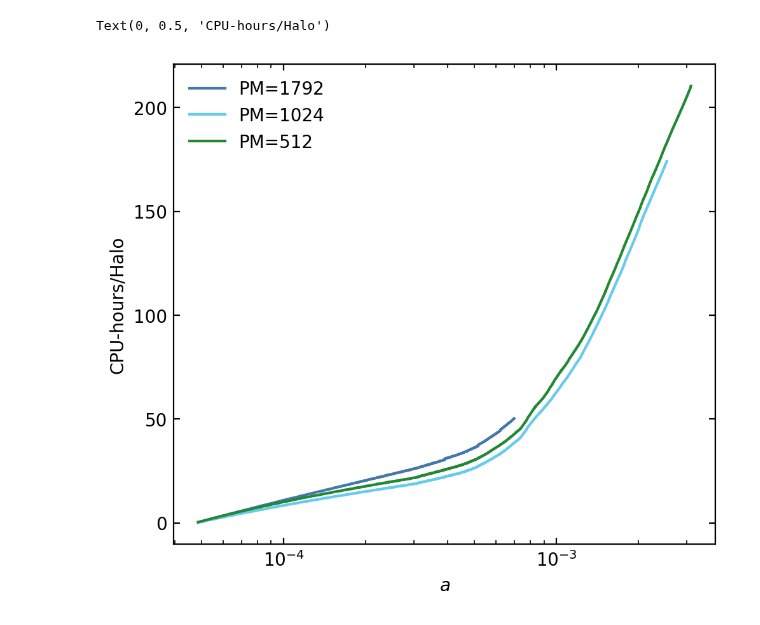
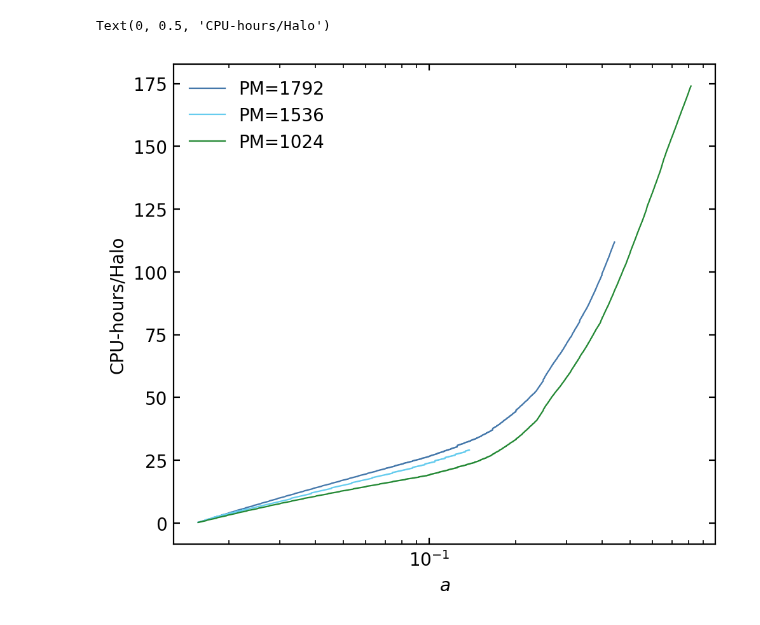
Before and after one commit to fgmaion/MTNG-resims, a Jupyter notebook: Notebooks/scaling_halos_June_13.ipynb, the cells around one changed output. Cells and saved outputs as stored; diff of their text form; code cells hidden in the pictures.

Commit message:
Scaling of simulations with mass

```diff
--- a/Notebooks/scaling_halos_June_13.ipynb
+++ b/Notebooks/scaling_halos_June_13.ipynb
@@ -65,15 +64,18 @@ def read_csv(filename):
 
     return np.array(data)
 # %%
-base = "/cosmos_storage/data_sharing/MN5_resims/PM_512/halos_10/hydro_output/"
+def load_scaling(base, ntasks, nhalos):
+    data = {}
 
-expfactor = read_csv(base+'expfactor.csv') / 3600 * 112 / 10
-total_cpu = read_csv(base+'total_cpu.csv') / 3600 * 112 / 10
-tree_cpu = read_csv(base+'tree_cpu.csv') / 3600 * 112 / 10
-tree_walk_cpu = read_csv(base+'tree_walk_cpu.csv') / 3600 * 112 / 10
-tree_bal_cpu = read_csv(base+'tree_bal_cpu.csv') / 3600 * 112 / 10
-pm_cpu = read_csv(base+'pm_cpu.csv') / 3600 * 112 / 10
-voronoi_cpu = read_csv(base+'voronoi_cpu.csv') / 3600 * 112 / 10
-hydro_cpu = read_csv(base+'hydro_cpu.csv') / 3600 * 112 / 10
-gfm_cpu = read_csv(base+'gfm_cpu.csv') / 3600 * 112 / 10
-restart_cpu = read_csv(base+'restart_cpu.csv') / 3600 * 112 / 10
+    data['expfactor'] = read_csv(base+'expfactor.csv')
+    data['total_cpu'] = read_csv(base+'total_cpu.csv') / 3600 * ntasks / nhalos
+    data['tree_cpu'] = read_csv(base+'tree_cpu.csv') / 3600 * ntasks / nhalos
+    data['tree_walk_cpu'] = read_csv(base+'tree_walk_cpu.csv') / 3600 * ntasks / nhalos
+    data['tree_bal_cpu'] = read_csv(base+'tree_bal_cpu.csv') / 3600 * ntasks / nhalos
+    data['pm_cpu'] = read_csv(base+'pm_cpu.csv') / 3600 * ntasks / nhalos
+    data['voronoi_cpu'] = read_csv(base+'voronoi_cpu.csv') / 3600 * ntasks / nhalos
+    data['hydro_cpu'] = read_csv(base+'hydro_cpu.csv') / 3600 * ntasks / nhalos
+    data['gfm_cpu'] = read_csv(base+'gfm_cpu.csv') / 3600 * ntasks / nhalos
+    data['restart_cpu'] = read_csv(base+'restart_cpu.csv') / 3600 * ntasks / nhalos
+
+    return data
@@ -180,0 +85,9 @@ ax[0].legend(loc='upper left')
+# %%
+base = "/cosmos_storage/data_sharing/MN5_resims/PM_1024/halos_10/"
+data_1024 = load_scaling(base, 112, 10)
+# %%
+base = "/cosmos_storage/data_sharing/MN5_resims/PM_1536/halos_10/"
+data_1536 = load_scaling(base, 112, 10)
+# %%
+base = "/cosmos_storage/data_sharing/MN5_resims/PM_1792/halos_10/"
+data_1792 = load_scaling(base, 112, 10)
@@ -181,16 +149,19 @@ ax[0].legend(loc='upper left')
 # %%
 fig, ax = plt.subplots(dpi=200, figsize=(5.5,5))
 
 ax.set_xscale('log')
+#ax.set_yscale('log')
 
-ax.plot(expfactor_pm1792, total_cpu_pm1792, color=colors[0], label='PM=1792')
-ax.plot(expfactor_pm1024, total_cpu_pm1024, color=colors[1], label='PM=1024')
-ax.plot(expfactor, total_cpu, color=colors[2], label='PM=512')
+ax.plot(data_1792['expfactor'], data_1792['total_cpu'], color=colors[0], label='PM=1792', lw=0.8)
+ax.plot(data_1536['expfactor'], data_1536['total_cpu'], color=colors[1], label='PM=1536', lw=0.8)
+ax.plot(data_1024['expfactor'], data_1024['total_cpu'], color=colors[2], label='PM=1024', lw=0.8)
+
+#ax.set_ylim(0,50)
 
 ax.legend(loc='upper left')
 
 ax.set_xlabel('$a$')
 ax.set_ylabel('CPU-hours/Halo')
 # %% [output]
 Text(0, 0.5, 'CPU-hours/Halo')
-[figure, old version]
+[figure, new version]
```
Also changed, not shown: parts of 19 cells of this notebook.
